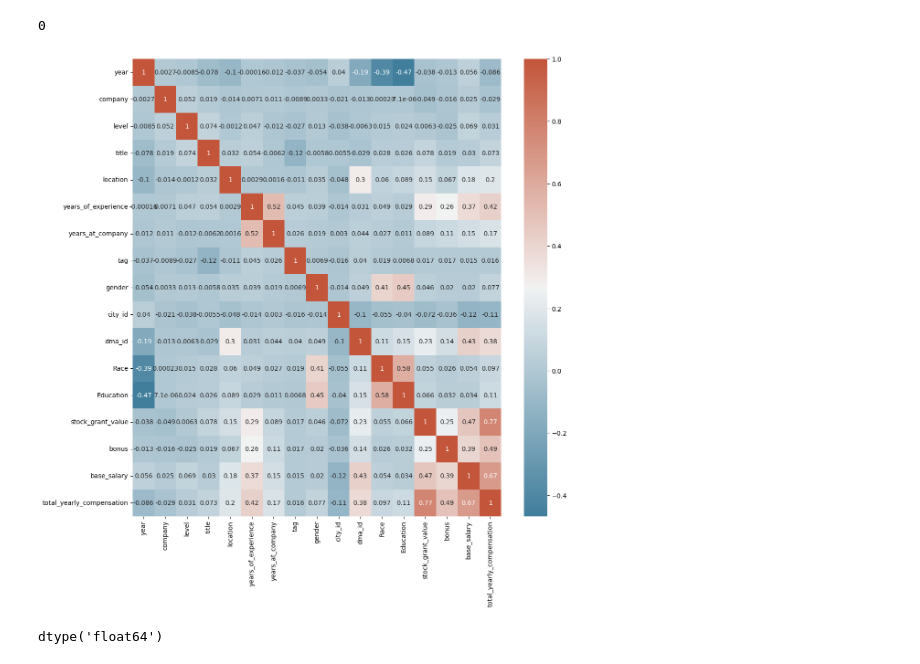
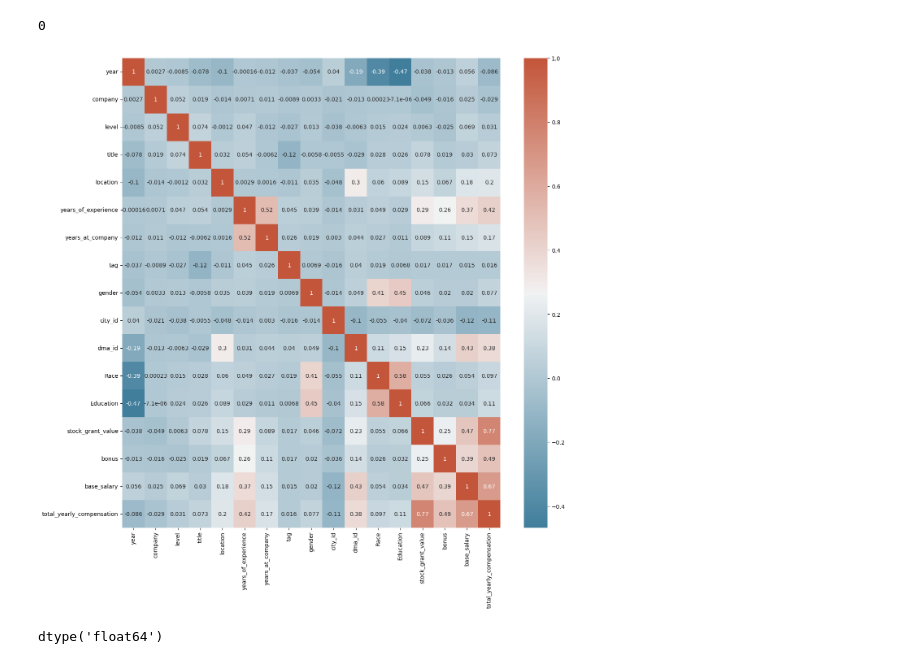
Before and after one commit to Dime98/smartdata-internship, a Jupyter notebook: task18/task18.ipynb, the cells around one changed output. Cells and saved outputs as stored; diff of their text form; code cells hidden in the pictures.

```diff
--- a/task18/task18.ipynb
+++ b/task18/task18.ipynb
@@ -23,3 +23,15 @@ df.head(2)
 |  | timestamp | company | level | title | totalyearlycompensation | location | yearsofexperience | ... |
 | 0 | 6/7/2017 11:33:27 | Oracle | L3 | Product Manager | 127000 | Redwood City, CA | 1.50 | ... |
 | 1 | 6/10/2017 17:11:29 | eBay | SE 2 | Software Engineer | 100000 | San Francisco, CA | 5.00 | ... |
+# %%
+dt_type = []
+str_type = []
+for i in df_orig['timestamp']:
+    if not isinstance(i,(str)):
+        print(i, type(i))
+        dt_type.append(i)
+    else:
+        str_type.append(i)
+print(f" raw 'timestamp' size:       {df_orig['timestamp'].size} ")
+print(f" 'timestamp' str count:      {len(str_type)} ")
+print(f" 'timestamp' datetime count: {len(dt_type)} ")
@@ -125,27 +139,28 @@ def get_heat_map_corr(corr_df, figsize=(10, 9), remove_cols=[], corr_method='pea
     else:
         sns.heatmap(corr, annot=True, cmap=cmap)
 # %%
-# heat map
+# plotting heat map with labeled values, go get an vague ideea on what I could work on
 labeled_df = df[:]
 label = LabelEncoder()
 
 # encode all 'object' columns
 cols_to_encode = [i for i in df.columns if df[i].dtype == 'object']
 cols_to_encode
 
 for c in cols_to_encode:
     label.fit(labeled_df[c].drop_duplicates())
     labeled_df[c] = label.transform(labeled_df[c])
 
-labeled_df.head(1)
-
-
+# exclude some columns
+# other_details contains race and Academic Level, exlude that bu keep 'Race' 'Education', same for 'race' and 'education' related columns
 rm_cols = [
     'other_details','row_number','timestamp','Masters_Degree','Bachelors_Degree','Doctorate_Degree','Highschool','Some_College','Race_Asian','Race_White','Race_Two_Or_More','Race_Black','Race_Hispanic',
     ]
-get_heat_map_corr(labeled_df, remove_cols=rm_cols,figsize=(13,13), mirrored=True)
+get_heat_map_corr(labeled_df, remove_cols=rm_cols,figsize=(15,15), mirrored=True)
+# df_orig['otherdetails'].value_counts()
+# df
 # %% [output]
-[figure, old version]
+[figure, new version]
 # %%
 # replace nans with 'unk' for string columns and mean() for numeric col
 fill_na = {
```
Also changed, not shown: parts of 15 cells of this notebook, 1 other file.
